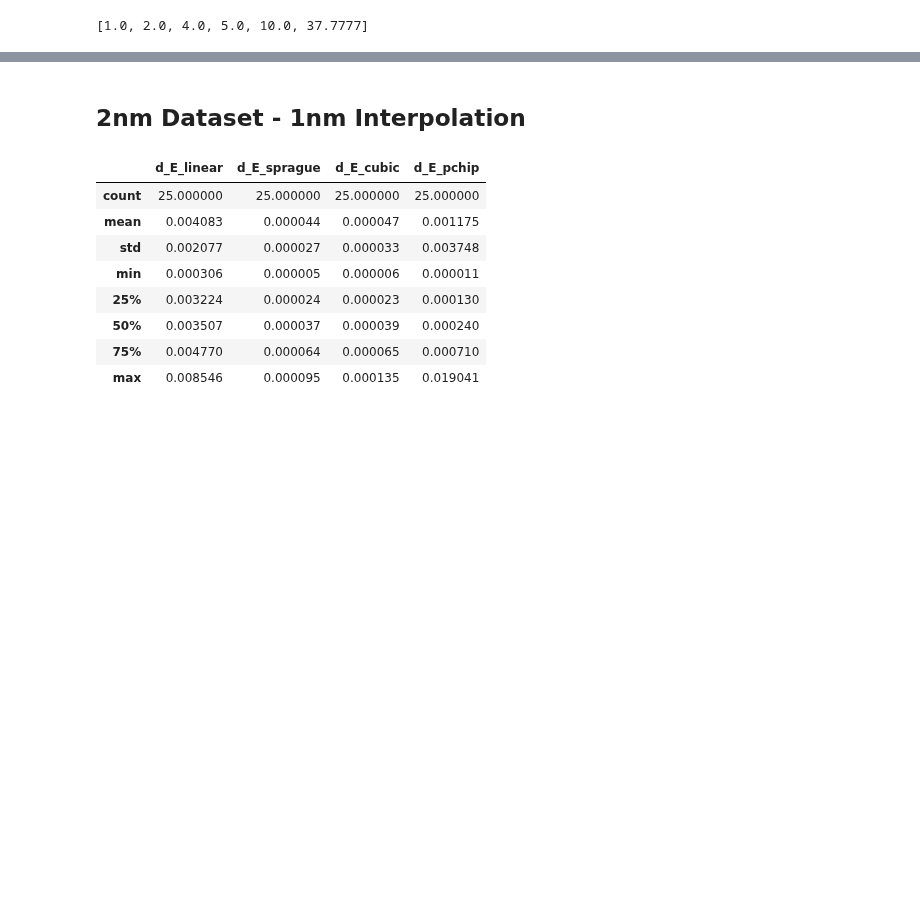
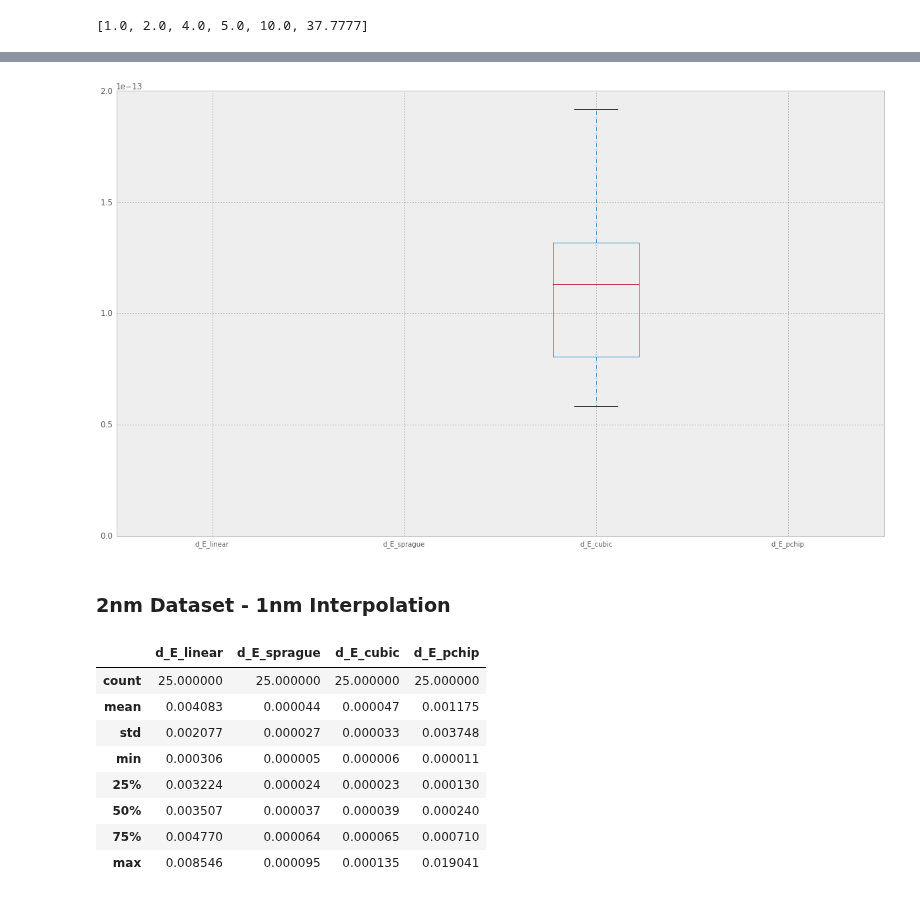
Before and after one commit to colour-science/colour-ramblings, a Jupyter notebook: analysis_of_spectral_data_interpolation.ipynb, the cells around one changed output, grey strips where cells are left out. Saved outputs shown, nothing was run; the diff lists cells and outputs as text; code cells hidden in the pictures; blank space fills up the shorter version.

Commit message:
Update "Analysis of Spectral Data Interpolation" notebook.

```diff
--- a/analysis_of_spectral_data_interpolation.ipynb
+++ b/analysis_of_spectral_data_interpolation.ipynb
@@ -362,0 +371,11 @@ print(sorted(list(set([spd.shape.steps for spd in dataset.values()]))))
+# %%
+# Validating that the interpolation algorithms works as expected and
+# don't modify values they should not alter.
+filtered_dataset_1nm = filter_spectral_dataset(dataset, steps=lambda x: x == 1)
+interpolation_data_1nm = interpolation_data(
+    dict(itertools.islice(filtered_dataset_1nm.items(), 10)))
+
+data_frame_1nm = pandas.DataFrame(interpolation_data_1nm.values(),
+                                  columns=InterpolationData._fields)
+data_frame_1nm.sort(columns='name')
+data_frame_1nm.describe()
@@ -362,0 +392,4 @@ print(sorted(list(set([spd.shape.steps for spd in dataset.values()]))))
+# %%
+matplotlib.pyplot.figure(figsize=(FIGURE_WIDTH, FIGURE_HEIGHT))
+plot_data_1nm = data_frame_1nm.boxplot()
+# %% [output]
@@ -363,5 +400,6 @@ print(sorted(list(set([spd.shape.steps for spd in dataset.values()]))))
+[figure, added]
 # %% [markdown]
-## 2nm Dataset - 1nm Interpolation
+### 2nm Dataset - 1nm Interpolation
 # %%
 filtered_dataset_2nm = filter_spectral_dataset(dataset, steps=lambda x: x == 2)
 interpolation_data_2nm = interpolation_data(filtered_dataset_2nm)
```
Also changed, not shown: parts of 26 cells of this notebook.
